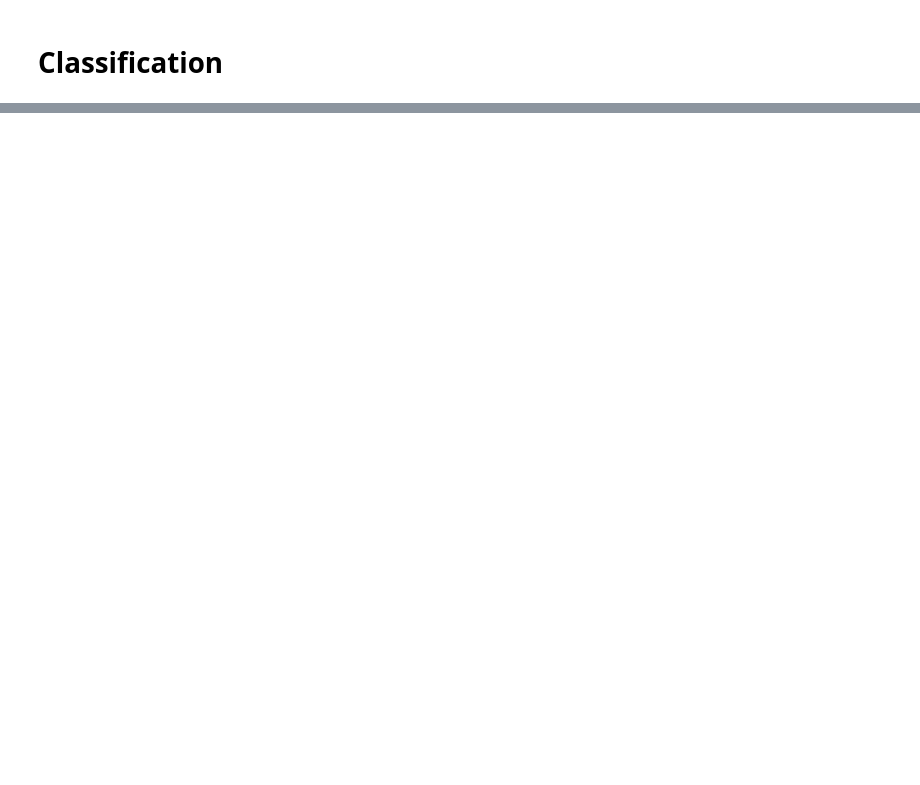
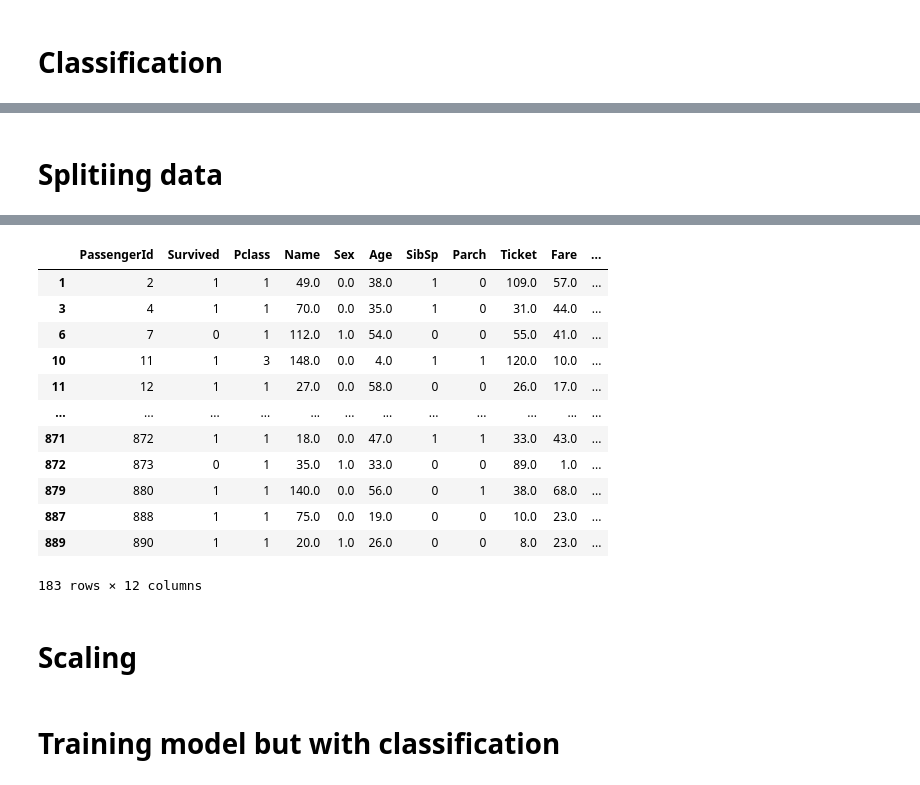
Before and after one commit to Timok951/Neural-network, a Jupyter notebook: neuralnetwork.ipynb, the cells around one changed output, grey strips where cells are left out. Saved outputs shown, nothing was run; the diff lists cells and outputs as text; code cells hidden in the pictures; blank space fills up the shorter version.

```diff
--- a/neuralnetwork.ipynb
+++ b/neuralnetwork.ipynb
@@ -125,0 +164,5 @@ print(f"Coeffient determination R2 {r2:.2f}")
+# %%
+df = pd.read_csv("train.csv")
+df.dropna(inplace=True)
+df.columns
+df
@@ -125,0 +183,9 @@ print(f"Coeffient determination R2 {r2:.2f}")
+# %% [markdown]
+# Splitiing data
+# %%
+
+encodingcolumns = ["Name", "Sex", "Ticket", "Fare","Cabin", "Embarked"]
+encoder = TargetEncoder()
+df[encodingcolumns] = encoder.fit_transform(df[encodingcolumns], df["Survived"])
+df
+# %% [output]
@@ -125,0 +193,13 @@ print(f"Coeffient determination R2 {r2:.2f}")
+|  | PassengerId | Survived | Pclass | Name | Sex | Age | SibSp | Parch | Ticket | Fare | ... |
+| 1 | 2 | 1 | 1 | 49.0 | 0.0 | 38.0 | 1 | 0 | 109.0 | 57.0 | ... |
+| 3 | 4 | 1 | 1 | 70.0 | 0.0 | 35.0 | 1 | 0 | 31.0 | 44.0 | ... |
+| 6 | 7 | 0 | 1 | 112.0 | 1.0 | 54.0 | 0 | 0 | 55.0 | 41.0 | ... |
+| 10 | 11 | 1 | 3 | 148.0 | 0.0 | 4.0 | 1 | 1 | 120.0 | 10.0 | ... |
+| 11 | 12 | 1 | 1 | 27.0 | 0.0 | 58.0 | 0 | 0 | 26.0 | 17.0 | ... |
+| ... | ... | ... | ... | ... | ... | ... | ... | ... | ... | ... | ... |
+| 871 | 872 | 1 | 1 | 18.0 | 0.0 | 47.0 | 1 | 1 | 33.0 | 43.0 | ... |
+| 872 | 873 | 0 | 1 | 35.0 | 1.0 | 33.0 | 0 | 0 | 89.0 | 1.0 | ... |
+| 879 | 880 | 1 | 1 | 140.0 | 0.0 | 56.0 | 0 | 1 | 38.0 | 68.0 | ... |
+| 887 | 888 | 1 | 1 | 75.0 | 0.0 | 19.0 | 0 | 0 | 10.0 | 23.0 | ... |
+| 889 | 890 | 1 | 1 | 20.0 | 1.0 | 26.0 | 0 | 0 | 8.0 | 23.0 | ... |
+183 rows × 12 columns
@@ -125,0 +209,2 @@ print(f"Coeffient determination R2 {r2:.2f}")
+# %% [markdown]
+# Scaling
@@ -125,0 +216,2 @@ print(f"Coeffient determination R2 {r2:.2f}")
+# %% [markdown]
+# Training model but with classification
```
Also changed, not shown: parts of 20 cells of this notebook, 2 other files.
